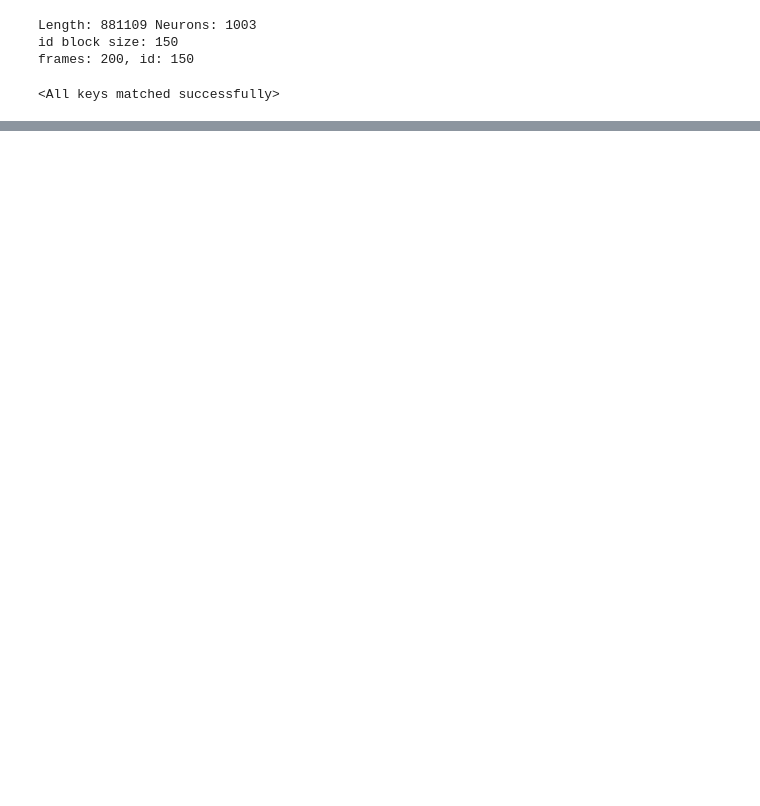
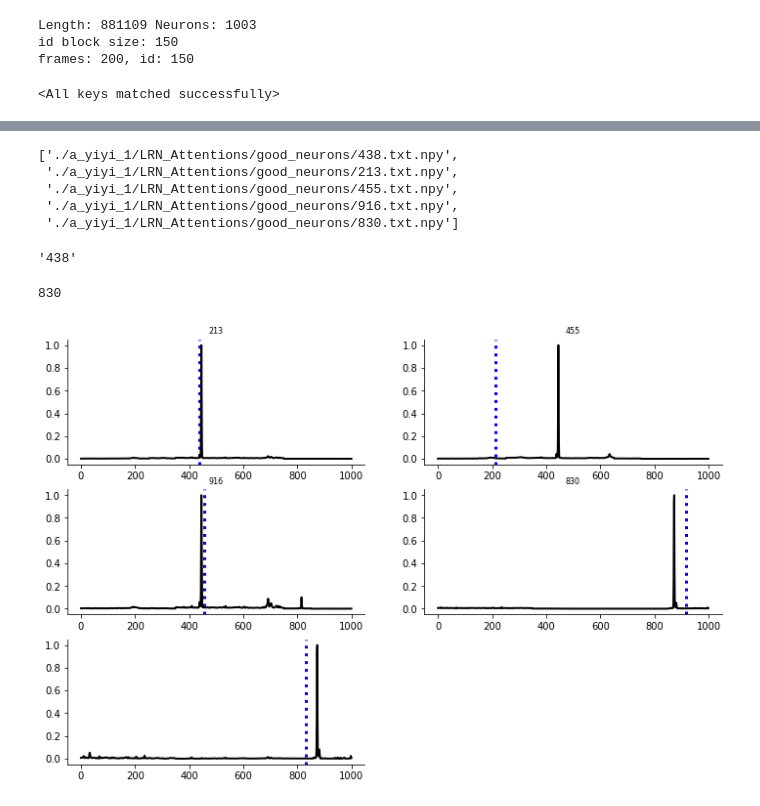
Before and after one commit to a-antoniades/neuroformer_, a Jupyter notebook: neuroformer_LargeRandNet_attentions_layers.ipynb, the cells around one changed output, grey strips where cells are left out. Saved outputs shown, nothing was run; the diff lists cells and outputs as text; code cells hidden in the pictures; blank space fills up the shorter version.

```diff
--- a/neuroformer_LargeRandNet_attentions_layers.ipynb
+++ b/neuroformer_LargeRandNet_attentions_layers.ipynb
@@ -438,3 +519,48 @@ plt.savefig(os.path.join(save_path, f"{title}_{len(n_files)}.svg"))
+# %%
+g_neuron_pths = glob.glob(os.path.join(g_neurons_pth, '**.npy'), recursive=True)
+g_neuron_pths
+# %% [output]
+['./a_yiyi_1/LRN_Attentions/good_neurons/438.txt.npy',
+ './a_yiyi_1/LRN_Attentions/good_neurons/213.txt.npy',
+ './a_yiyi_1/LRN_Attentions/good_neurons/455.txt.npy',
+ './a_yiyi_1/LRN_Attentions/good_neurons/916.txt.npy',
+ './a_yiyi_1/LRN_Attentions/good_neurons/830.txt.npy']
+# %%
+path.split('.')[1].split('/')[-1]
+# %% [output]
+'438'
+# %%
+neuron_x
+# %% [output]
+830
+# %%
+# set fopnt
+from matplotlib.pyplot import *
+
+rcParams['mathtext.rm'] = 'Arial'
+
+g_neurons_pth = "./a_yiyi_1/LRN_Attentions/good_neurons"
+g_neuron_pths = glob.glob(os.path.join(g_neurons_pth, '**.npy'), recursive=True)
+
+nrows = 3
+ncols = len(g_neuron_pths) // nrows + 1
+
+plt.figure(figsize=(12, 8))
+
+for n, path in enumerate(g_neuron_pths):
+    neuron_x = int(path.split('.')[1].split('/')[-1])
+    n_att = np.load(path).reshape(-1, 1000).mean(0)
+    n_att = (n_att - n_att.min()) / (n_att.max() - n_att.min())
+    plt.title(neuron_x)
+    plt.subplot(nrows, ncols, n + 1)
+    plt.axvline(x=neuron_x, color='b', label='x', linewidth=lw, linestyle='dotted')
+    plt.plot(n_att, color='black', lw=2)
+    # plt.axvline(x=neuron_x, color='b', label='x', linewidth=lw)
+    plt.gca().spines['right'].set_visible(False)
+    plt.gca().spines['top'].set_visible(False)
+plt.savefig(os.path.join(g_neurons_pth, f'att_{neuron_x}.svg'))
+# %% [output]
+[figure, added]
 # %%
 # from neuroformer.attentionVis import rollout_attentions
 
```
Also changed, not shown: parts of 17 cells of this notebook.
